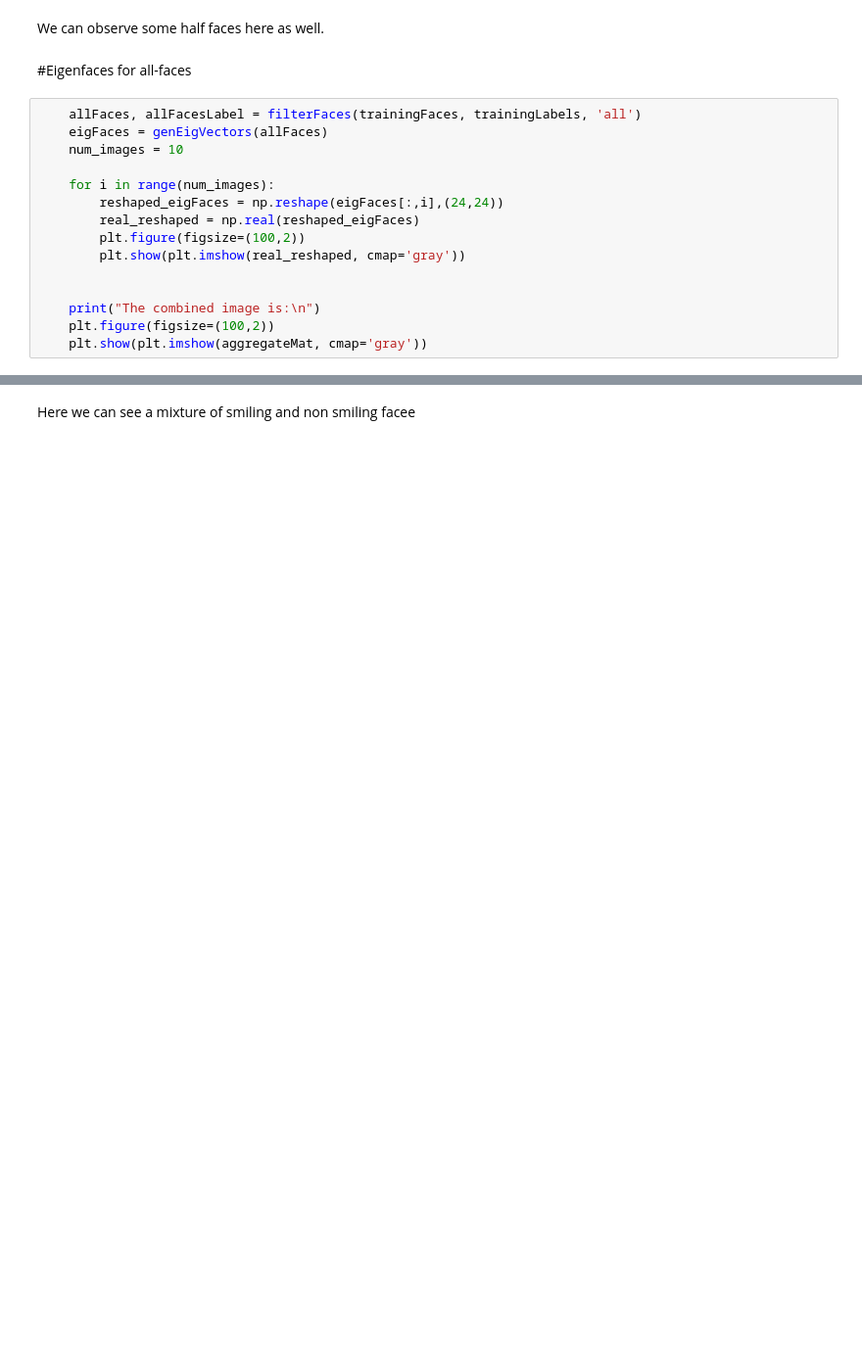
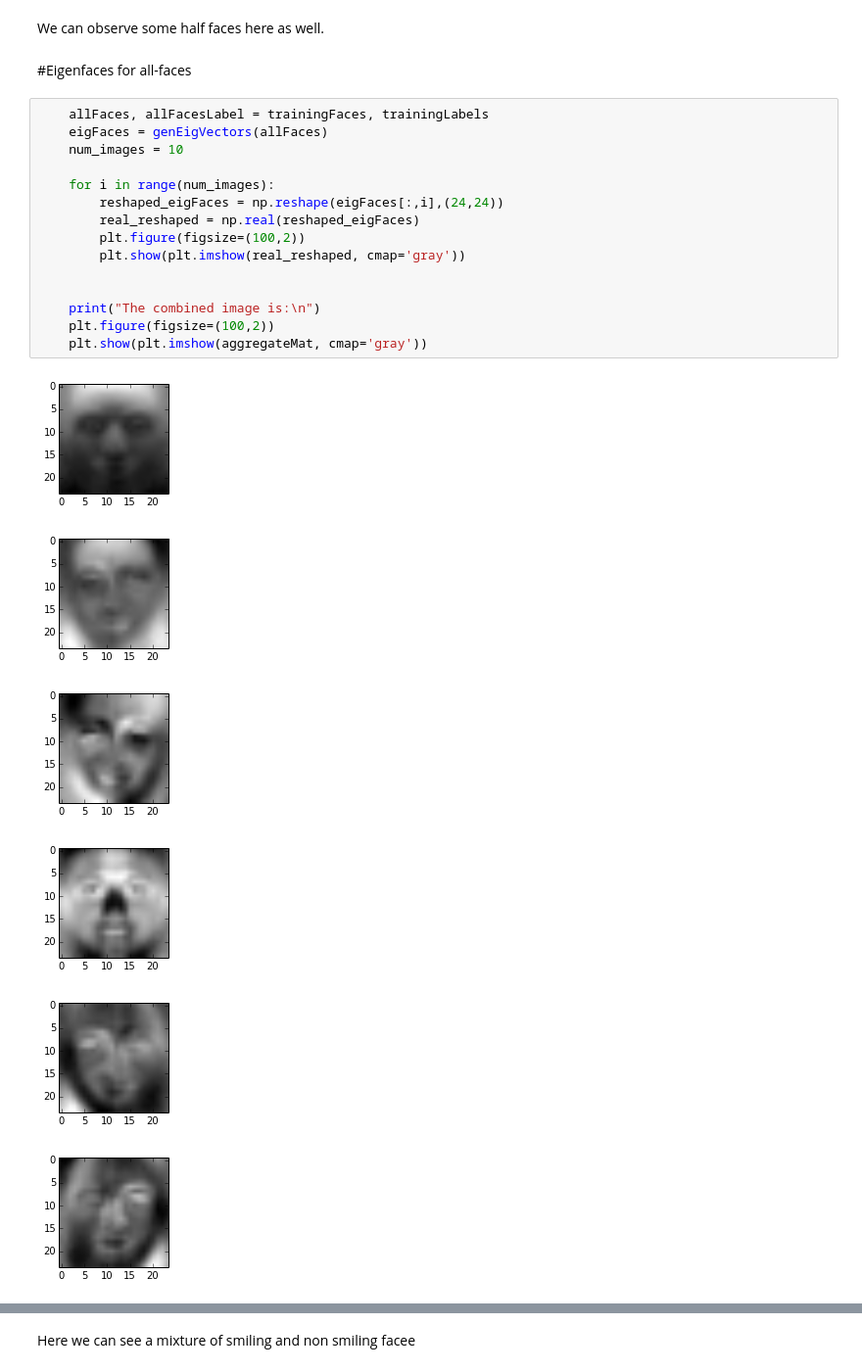
Before and after one commit to ArkAung/Eigenfaces, a Jupyter notebook: Eigenfaces.ipynb, the cells around one changed output, grey strips where cells are left out. Shown at 98% size. Cells and saved outputs as stored; diff of their text form; blank space fills up the shorter version.

Commit message:
Change training faces and labels for all faces

```diff
--- a/Eigenfaces.ipynb
+++ b/Eigenfaces.ipynb
@@ -93,17 +100,24 @@ We can observe some half faces here as well.
 # %% [markdown]
 #Eigenfaces for all-faces
 # %%
-    allFaces, allFacesLabel = filterFaces(trainingFaces, trainingLabels, 'all')
+    allFaces, allFacesLabel = trainingFaces, trainingLabels
     eigFaces = genEigVectors(allFaces)
     num_images = 10
 
     for i in range(num_images):
         reshaped_eigFaces = np.reshape(eigFaces[:,i],(24,24))
         real_reshaped = np.real(reshaped_eigFaces)
         plt.figure(figsize=(100,2))
         plt.show(plt.imshow(real_reshaped, cmap='gray'))
 
 
     print("The combined image is:\n")
     plt.figure(figsize=(100,2))
     plt.show(plt.imshow(aggregateMat, cmap='gray'))
+# %% [output]
+[figure, added]
+[figure, added]
+[figure, added]
+[figure, added]
+[figure, added]
+[figure, added]
```
Also changed, not shown: parts of 2 cells of this notebook.
